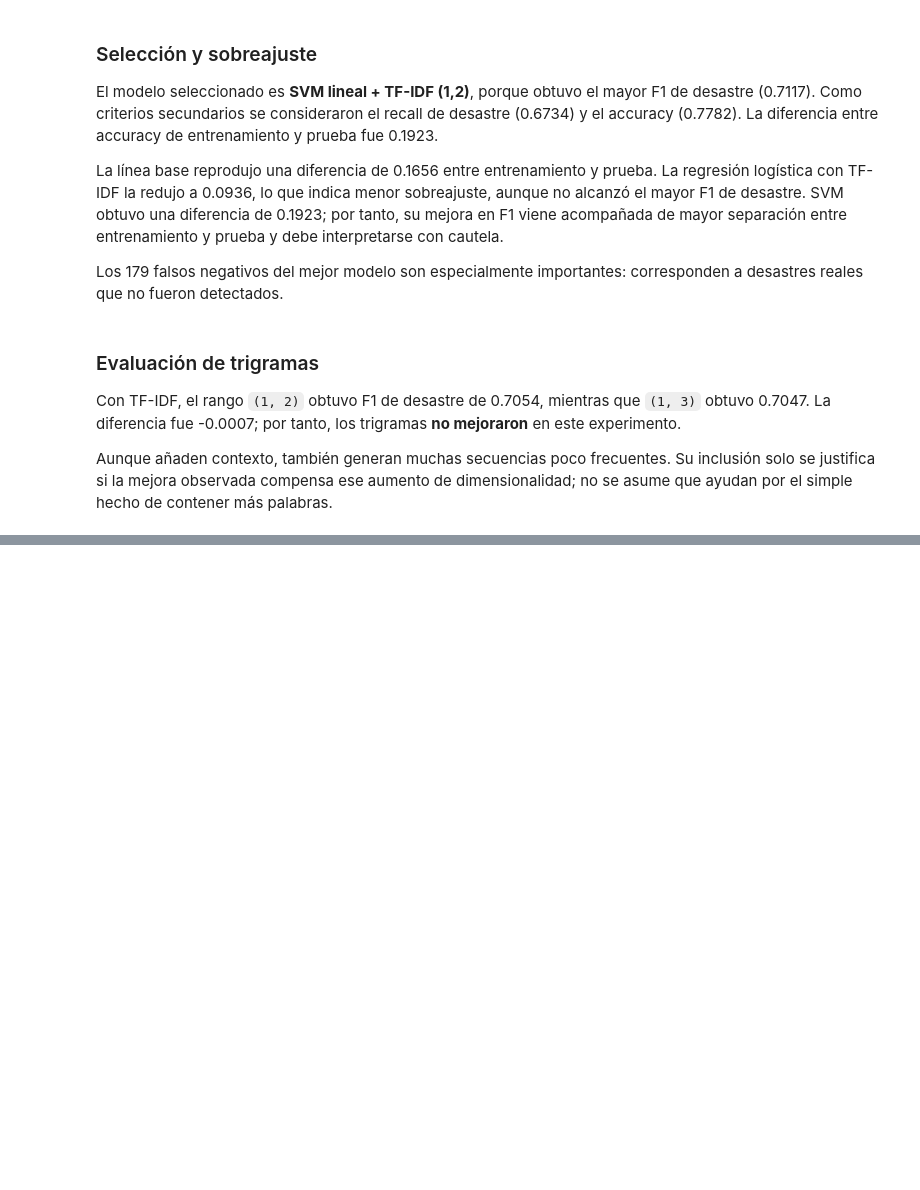
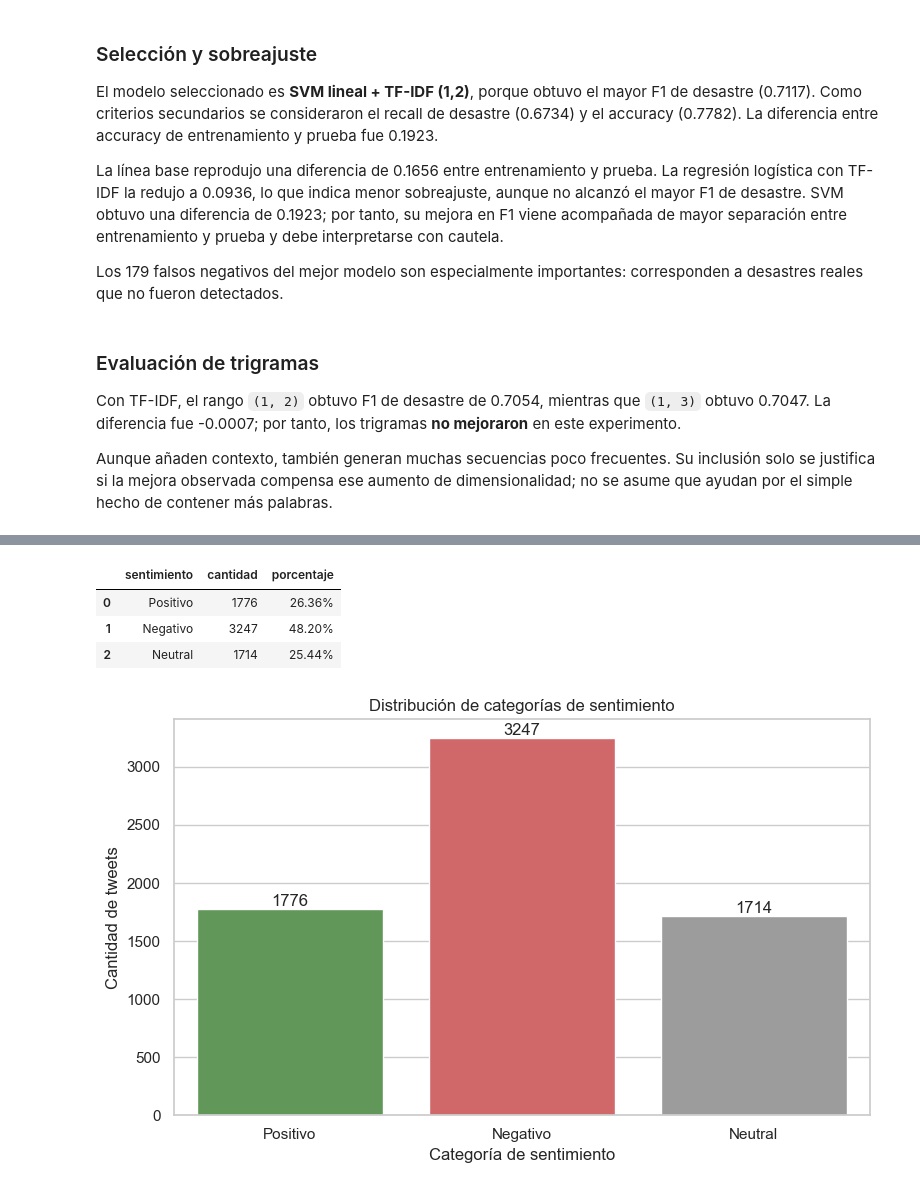
Before and after one commit to tismajo/CC3084-Laboratorio5, a Jupyter notebook: Laboratorio5.ipynb, the cells around one changed output, grey strips where cells are left out. Cells and saved outputs as stored; diff of their text form; code cells hidden in the pictures; blank space fills up the shorter version.

Commit message:
feat: analizar sentimiento de tweets con VADER

```diff
--- a/Laboratorio5.ipynb
+++ b/Laboratorio5.ipynb
@@ -958,0 +1002,28 @@ Aunque añaden contexto, también generan muchas secuencias poco frecuentes. Su
+# %%
+orden_sentimiento = ["Positivo", "Negativo", "Neutral"]
+resumen_sentimiento = (
+    datos_texto["sentiment_category"].value_counts().reindex(orden_sentimiento, fill_value=0)
+    .rename_axis("sentimiento").reset_index(name="cantidad")
+)
+resumen_sentimiento["porcentaje"] = resumen_sentimiento["cantidad"] / len(datos_texto) * 100
+display(resumen_sentimiento.style.format({"porcentaje": "{:.2f}%"}))
+
+plt.figure(figsize=(8, 5))
+ax = sns.barplot(
+    data=resumen_sentimiento, x="sentimiento", y="cantidad",
+    hue="sentimiento", palette={"Positivo": "#59A14F", "Negativo": "#E15759", "Neutral": "#9C9C9C"},
+    legend=False,
+)
+ax.set_title("Distribución de categorías de sentimiento")
+ax.set_xlabel("Categoría de sentimiento")
+ax.set_ylabel("Cantidad de tweets")
+for contenedor in ax.containers:
+    ax.bar_label(contenedor)
+plt.tight_layout()
+plt.show()
+# %% [output]
+|  | sentimiento | cantidad | porcentaje |
+| 0 | Positivo | 1776 | 26.36% |
+| 1 | Negativo | 3247 | 48.20% |
+| 2 | Neutral | 1714 | 25.44% |
+[figure, added]
```
Also changed, not shown: parts of 3 cells of this notebook.
